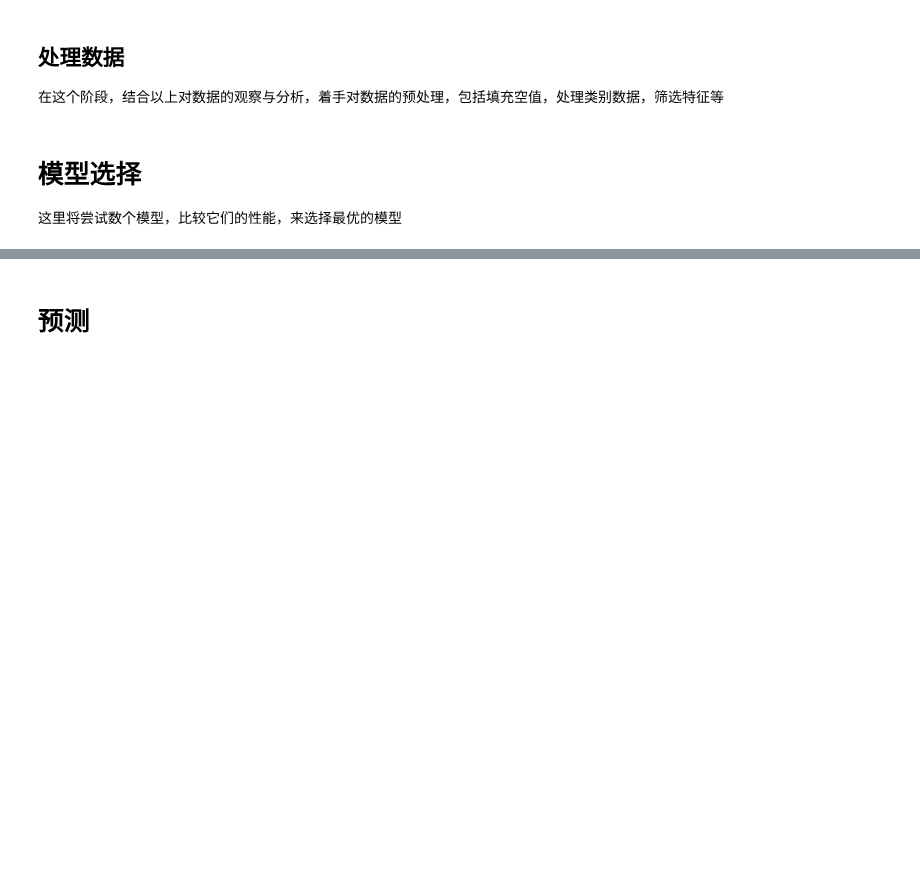
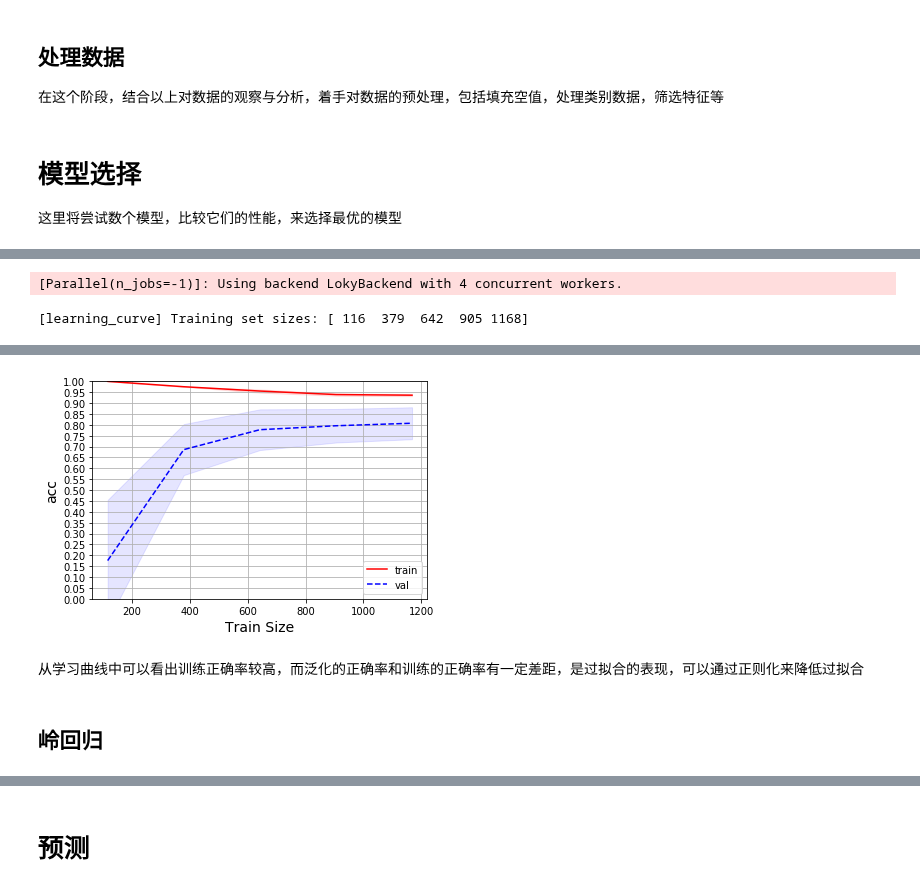
Before and after one commit to coldJune/machineLearning, a Jupyter notebook: kaggle/Predict House Prices.ipynb, the cells around one changed output, grey strips where cells are left out. Saved outputs shown, nothing was run; the diff lists cells and outputs as text; code cells hidden in the pictures; blank space fills up the shorter version.

```diff
--- a/kaggle/Predict House Prices.ipynb
+++ b/kaggle/Predict House Prices.ipynb
@@ -133,6 +134,7 @@ plt.subplots_adjust(hspace=0.9, bottom=0.1)
 在这个阶段，结合以上对数据的观察与分析，着手对数据的预处理，包括填充空值，处理类别数据，筛选特征等
 # %%
 from sklearn.base import BaseEstimator, TransformerMixin
+from sklearn.model_selection import learning_curve
 
 class FeatureSelect(BaseEstimator, TransformerMixin):
     def __init__(self, obj=True):
@@ -162,6 +164,30 @@ class DropFeature(BaseEstimator, TransformerMixin):
 
     def transform(self, X, y=None):
         return X.drop(self.features, axis=1)
+
+def plot_learning_curve(model, X, y):
+    train_size, train_scores, test_scores = learning_curve(model, X, y,
+                                                           n_jobs=-1, verbose=True, cv=5, random_state=42)
+
+    train_scores_mean = np.mean(train_scores, axis=1)
+    train_scores_std = np.std(train_scores, axis=1)
+    test_scores_mean = np.mean(test_scores, axis=1)
+    test_scores_std = np.std(test_scores, axis=1)
+    plt.grid()
+
+    plt.fill_between(train_size, train_scores_mean - train_scores_std,
+                    train_scores_mean + train_scores_std, alpha=0.1,
+                    color='r')
+    plt.fill_between(train_size, test_scores_mean - test_scores_std,
+                    test_scores_mean + test_scores_std, alpha=0.1,
+                    color='b')
+    plt.plot(train_size, train_scores_mean, 'r-', label='train')
+    plt.plot(train_size, test_scores_mean, 'b--',label='val')
+    plt.ylim(0, 1.05)
+    plt.yticks( np.linspace(0, 1, 21))
+    plt.xlabel('Train Size', fontsize=14)
+    plt.ylabel('acc', fontsize=14)
+    plt.legend(loc='lower right')
 # %%
 from sklearn.pipeline import Pipeline
 from sklearn.pipeline import FeatureUnion
@@ -193,0 +224,11 @@ x_train = full_pipeline.fit_transform(x_train)
+# %%
+from sklearn.linear_model import LinearRegression
+from sklearn.model_selection import cross_val_predict
+from sklearn.metrics import mean_squared_error
+
+lr = LinearRegression()
+lr.fit(x_train, y_train)
+lr_pred = cross_val_predict(lr, x_train, y_train,
+                            verbose=True, n_jobs=-1, cv=3)
+lr_mse = mean_squared_error(lr_pred, y_train)
+np.sqrt(lr_mse)
@@ -193,0 +239,5 @@ x_train = full_pipeline.fit_transform(x_train)
+# %%
+plot_learning_curve(lr, x_train, y_train)
+# %% [output]
+[Parallel(n_jobs=-1)]: Using backend LokyBackend with 4 concurrent workers.
+[learning_curve] Training set sizes: [ 116  379  642  905 1168]
@@ -193,0 +245,5 @@ x_train = full_pipeline.fit_transform(x_train)
+[figure, added]
+# %% [markdown]
+从学习曲线中可以看出训练正确率较高，而泛化的正确率和训练的正确率有一定差距，是过拟合的表现，可以通过正则化来降低过拟合
+# %% [markdown]
+## 岭回归
```
Also changed, not shown: parts of 19 cells of this notebook, 3 other files.
